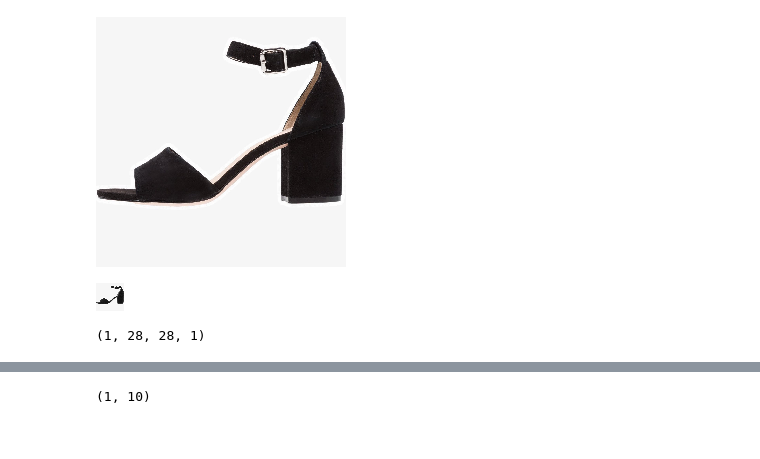
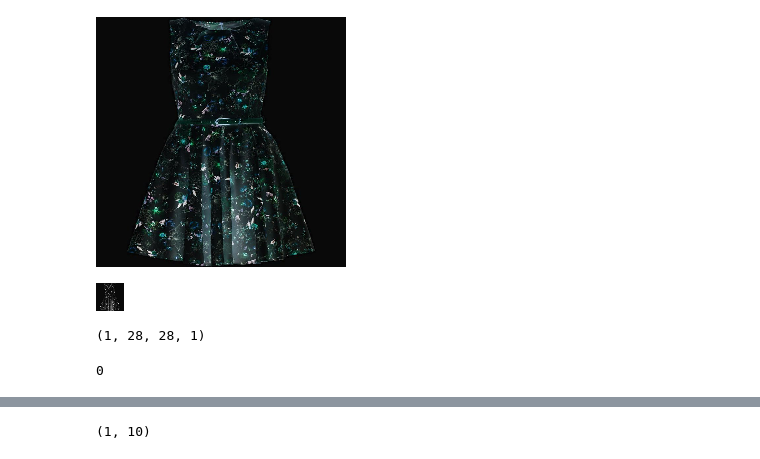
Before and after one commit to iroot4u/fashion_mnist, a Jupyter notebook: photo-converter.ipynb, the cells around one changed output, grey strips where cells are left out. Cells and saved outputs as stored; diff of their text form; code cells hidden in the pictures.

Commit message:
Abhishek (#1)
* data display and PCA

* test and PCA script with test data

* new test script

```diff
--- a/photo-converter.ipynb
+++ b/photo-converter.ipynb
@@ -9,14 +8,15 @@ Using TensorFlow backend.
 # %%
 model = load_model('my_model.h5')
 # %%
-im = Image.open("../test_data/IMG-12.JPG")
+im = Image.open("./test_data/IMG-3.JPG")
 size = 250, 250
-display(im.resize(size))
+new_im = PIL.ImageOps.invert(im.resize(size))
+display(new_im)
 # %% [output]
-[figure, old version]
+[figure, new version]
 # %%
-im_28 = im.resize((28, 28))
+im_28 = new_im.resize((28, 28))
 im_28_gr = im_28.convert('L')
 display(im_28_gr)
 # %% [output]
-[figure, old version]
+[figure, new version]
@@ -28,3 +41,7 @@ x_test = np.array([im_28_gr_arr.reshape(28, 28, 1)])
 x_test.shape
 # %% [output]
 (1, 28, 28, 1)
+# %%
+0
+# %% [output]
+0
```
Also changed, not shown: parts of 9 cells of this notebook, 4 other files.
